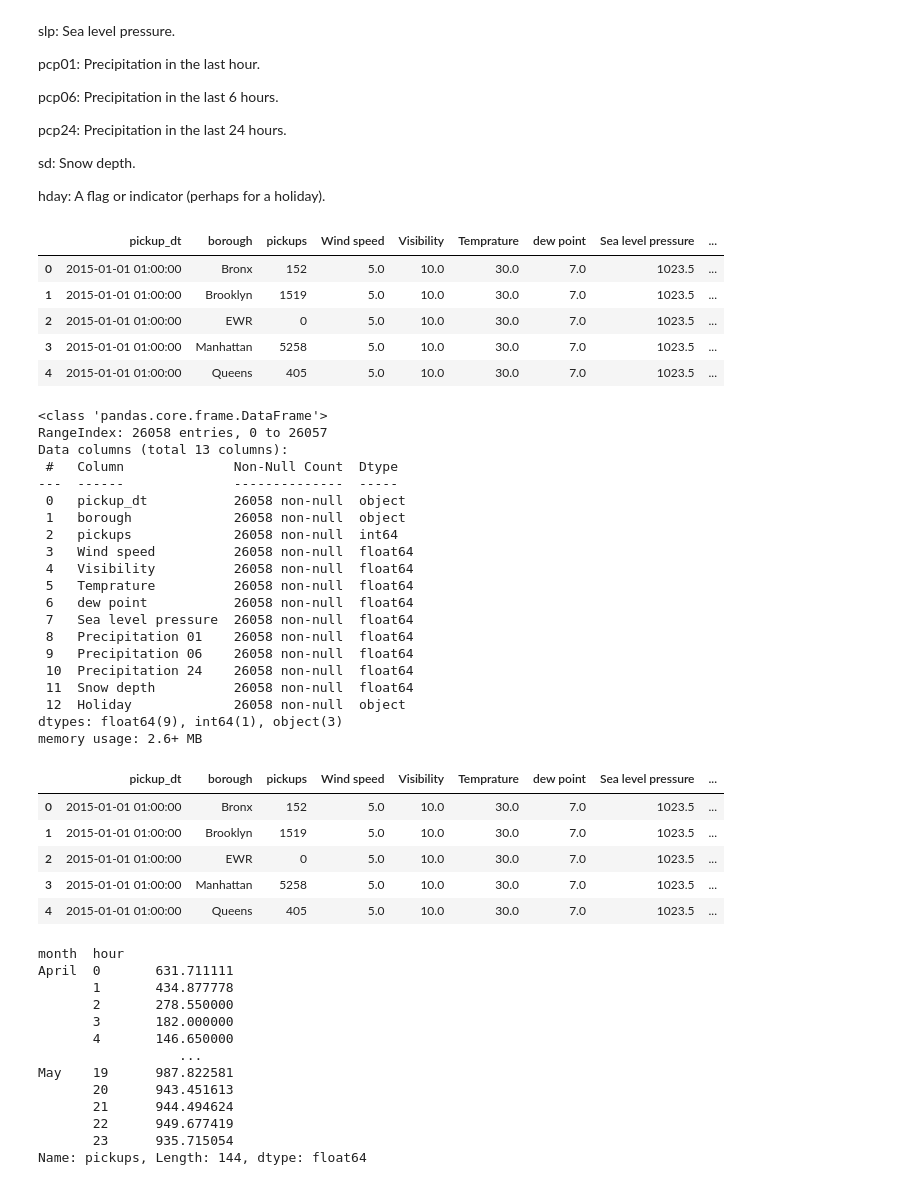
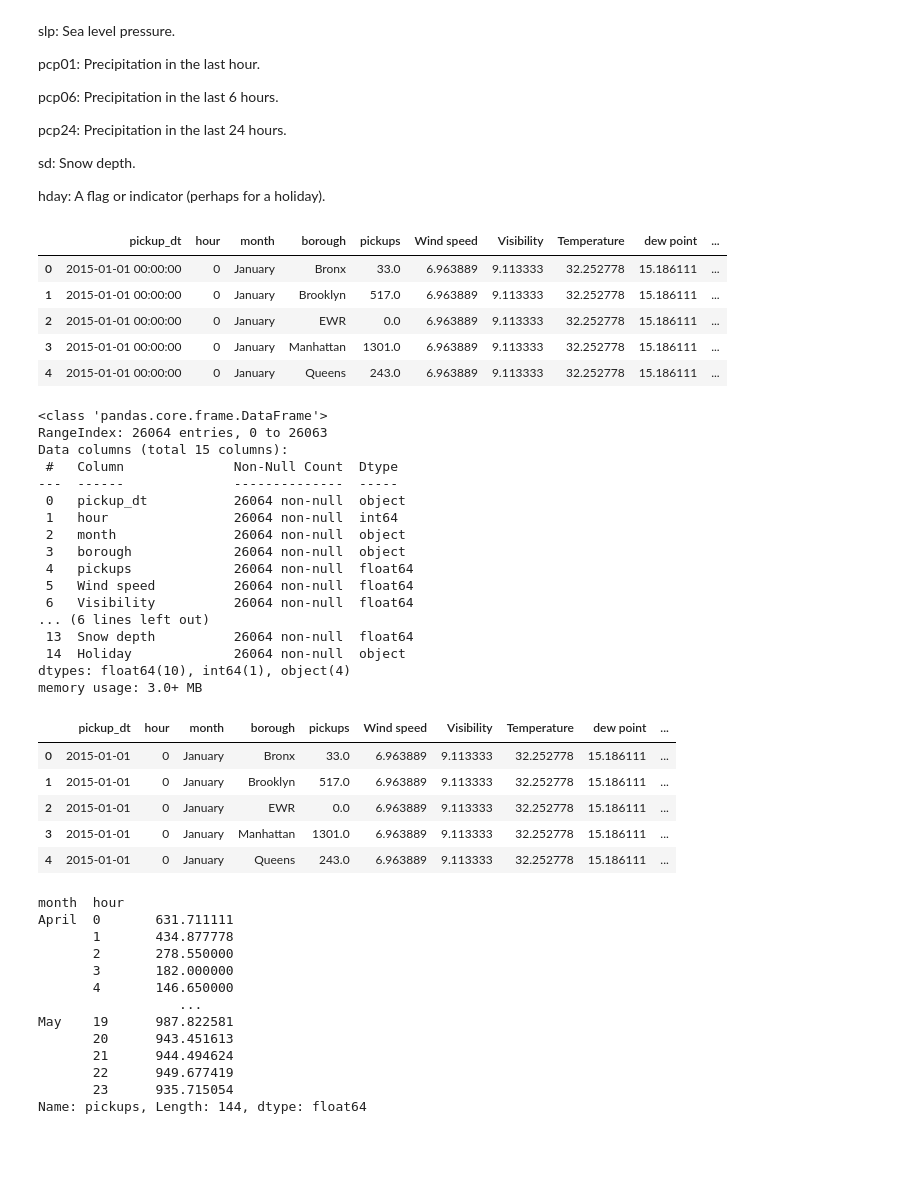
Before and after one commit to Jherza-X/Project1-Group9, a Jupyter notebook: Uber-Weather-Project/project-1 - Q3.ipynb, the cells around one changed output. Cells and saved outputs as stored; diff of their text form; code cells hidden in the pictures; blank space fills up the shorter version.

```diff
--- a/Uber-Weather-Project/project-1 - Q3.ipynb
+++ b/Uber-Weather-Project/project-1 - Q3.ipynb
@@ -34,39 +34,36 @@ sd: Snow depth.
 hday: A flag or indicator (perhaps for a holiday).
 # %%
 # Load the CSV file into a Pandas DataFrame
-df = pd.read_csv("Resources/clean1.csv")
+df = pd.read_csv("Resources/clean.csv")
 df.head()
 # %% [output]
-|  | pickup_dt | borough | pickups | Wind speed | Visibility | Temprature | dew point | Sea level pressure | ... |
-| 0 | 2015-01-01 01:00:00 | Bronx | 152 | 5.0 | 10.0 | 30.0 | 7.0 | 1023.5 | ... |
-| 1 | 2015-01-01 01:00:00 | Brooklyn | 1519 | 5.0 | 10.0 | 30.0 | 7.0 | 1023.5 | ... |
-| 2 | 2015-01-01 01:00:00 | EWR | 0 | 5.0 | 10.0 | 30.0 | 7.0 | 1023.5 | ... |
-| 3 | 2015-01-01 01:00:00 | Manhattan | 5258 | 5.0 | 10.0 | 30.0 | 7.0 | 1023.5 | ... |
-| 4 | 2015-01-01 01:00:00 | Queens | 405 | 5.0 | 10.0 | 30.0 | 7.0 | 1023.5 | ... |
+|  | pickup_dt | hour | month | borough | pickups | Wind speed | Visibility | Temperature | dew point | ... |
+| 0 | 2015-01-01 00:00:00 | 0 | January | Bronx | 33.0 | 6.963889 | 9.113333 | 32.252778 | 15.186111 | ... |
+| 1 | 2015-01-01 00:00:00 | 0 | January | Brooklyn | 517.0 | 6.963889 | 9.113333 | 32.252778 | 15.186111 | ... |
+| 2 | 2015-01-01 00:00:00 | 0 | January | EWR | 0.0 | 6.963889 | 9.113333 | 32.252778 | 15.186111 | ... |
+| 3 | 2015-01-01 00:00:00 | 0 | January | Manhattan | 1301.0 | 6.963889 | 9.113333 | 32.252778 | 15.186111 | ... |
+| 4 | 2015-01-01 00:00:00 | 0 | January | Queens | 243.0 | 6.963889 | 9.113333 | 32.252778 | 15.186111 | ... |
 # %%
 # Get the information for columns
 df.info()
 # %% [output]
 <class 'pandas.core.frame.DataFrame'>
-RangeIndex: 26058 entries, 0 to 26057
-Data columns (total 13 columns):
+RangeIndex: 26064 entries, 0 to 26063
+Data columns (total 15 columns):
  #   Column              Non-Null Count  Dtype
 ---  ------              --------------  -----
- 0   pickup_dt           26058 non-null  object
- 1   borough             26058 non-null  object
- 2   pickups             26058 non-null  int64
- 3   Wind speed          26058 non-null  float64
- 4   Visibility          26058 non-null  float64
- 5   Temprature          26058 non-null  float64
- 6   dew point           26058 non-null  float64
- 7   Sea level pressure  26058 non-null  float64
- 8   Precipitation 01    26058 non-null  float64
- 9   Precipitation 06    26058 non-null  float64
- 10  Precipitation 24    26058 non-null  float64
- 11  Snow depth          26058 non-null  float64
- 12  Holiday             26058 non-null  object
-dtypes: float64(9), int64(1), object(3)
-memory usage: 2.6+ MB
+ 0   pickup_dt           26064 non-null  object
+ 1   hour                26064 non-null  int64
+ 2   month               26064 non-null  object
+ 3   borough             26064 non-null  object
+ 4   pickups             26064 non-null  float64
+ 5   Wind speed          26064 non-null  float64
+ 6   Visibility          26064 non-null  float64
+... (6 lines left out)
+ 13  Snow depth          26064 non-null  float64
+ 14  Holiday             26064 non-null  object
+dtypes: float64(10), int64(1), object(4)
+memory usage: 3.0+ MB
 # %%
 # Create columns for hours and months
 df['pickup_dt'] = df['pickup_dt'].astype('datetime64')
@@ -75,12 +72,12 @@ df['month'] = df['pickup_dt'].dt.month
 df['month'] = df['month'].replace({1: 'January', 2: 'February', 3: 'March', 4: 'April', 5: 'May', 6: 'June'})
 df.head()
 # %% [output]
-|  | pickup_dt | borough | pickups | Wind speed | Visibility | Temprature | dew point | Sea level pressure | ... |
-| 0 | 2015-01-01 01:00:00 | Bronx | 152 | 5.0 | 10.0 | 30.0 | 7.0 | 1023.5 | ... |
-| 1 | 2015-01-01 01:00:00 | Brooklyn | 1519 | 5.0 | 10.0 | 30.0 | 7.0 | 1023.5 | ... |
-| 2 | 2015-01-01 01:00:00 | EWR | 0 | 5.0 | 10.0 | 30.0 | 7.0 | 1023.5 | ... |
-| 3 | 2015-01-01 01:00:00 | Manhattan | 5258 | 5.0 | 10.0 | 30.0 | 7.0 | 1023.5 | ... |
-| 4 | 2015-01-01 01:00:00 | Queens | 405 | 5.0 | 10.0 | 30.0 | 7.0 | 1023.5 | ... |
+|  | pickup_dt | hour | month | borough | pickups | Wind speed | Visibility | Temperature | dew point | ... |
+| 0 | 2015-01-01 | 0 | January | Bronx | 33.0 | 6.963889 | 9.113333 | 32.252778 | 15.186111 | ... |
+| 1 | 2015-01-01 | 0 | January | Brooklyn | 517.0 | 6.963889 | 9.113333 | 32.252778 | 15.186111 | ... |
+| 2 | 2015-01-01 | 0 | January | EWR | 0.0 | 6.963889 | 9.113333 | 32.252778 | 15.186111 | ... |
+| 3 | 2015-01-01 | 0 | January | Manhattan | 1301.0 | 6.963889 | 9.113333 | 32.252778 | 15.186111 | ... |
+| 4 | 2015-01-01 | 0 | January | Queens | 243.0 | 6.963889 | 9.113333 | 32.252778 | 15.186111 | ... |
 # %%
 # Group the data by month and hour of the day and calculate the average pickups
 pickup_monthly_data = df.groupby(['month', 'hour'])['pickups'].mean()
```
Also changed, not shown: parts of 1 cell of this notebook.
